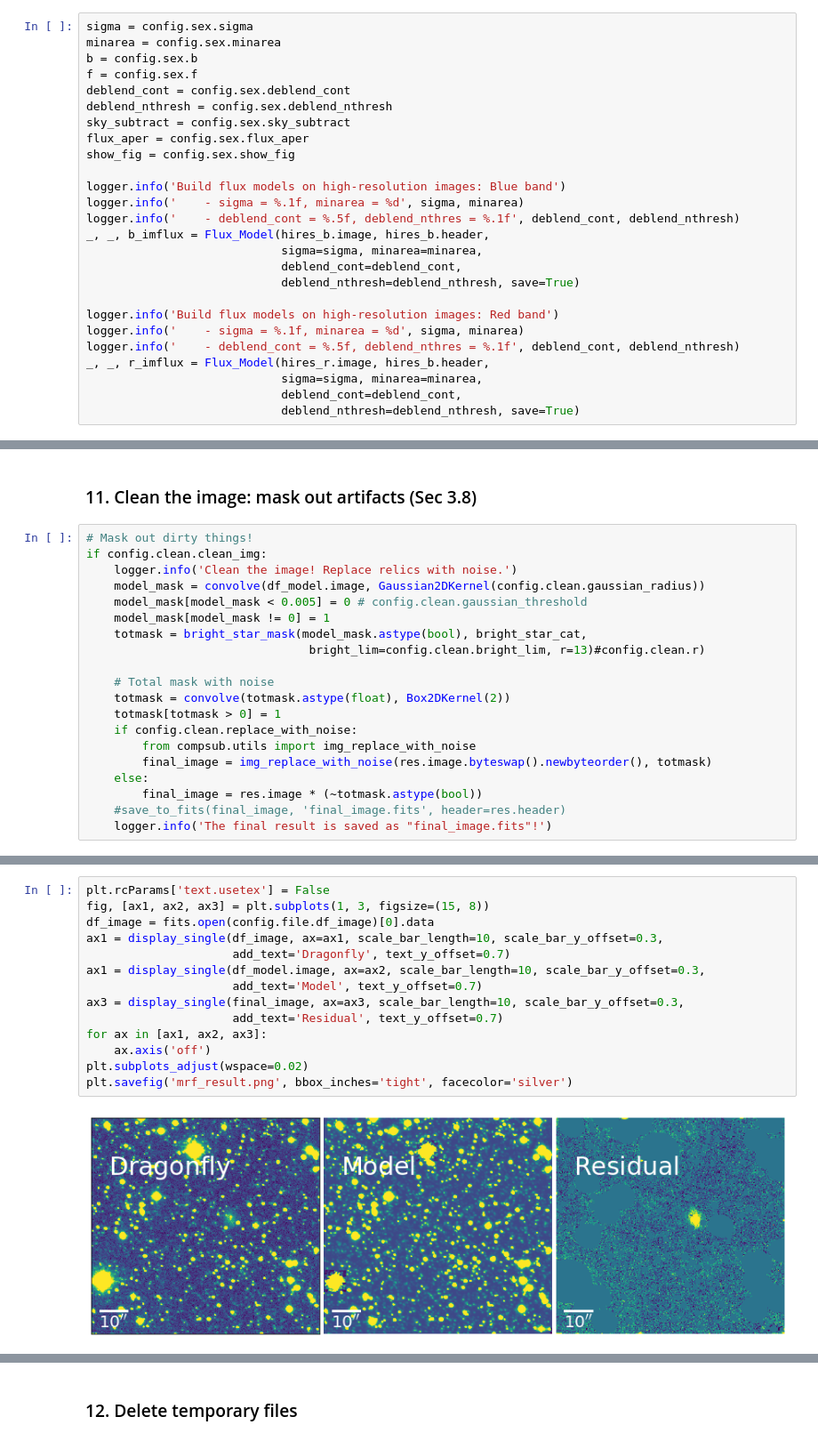
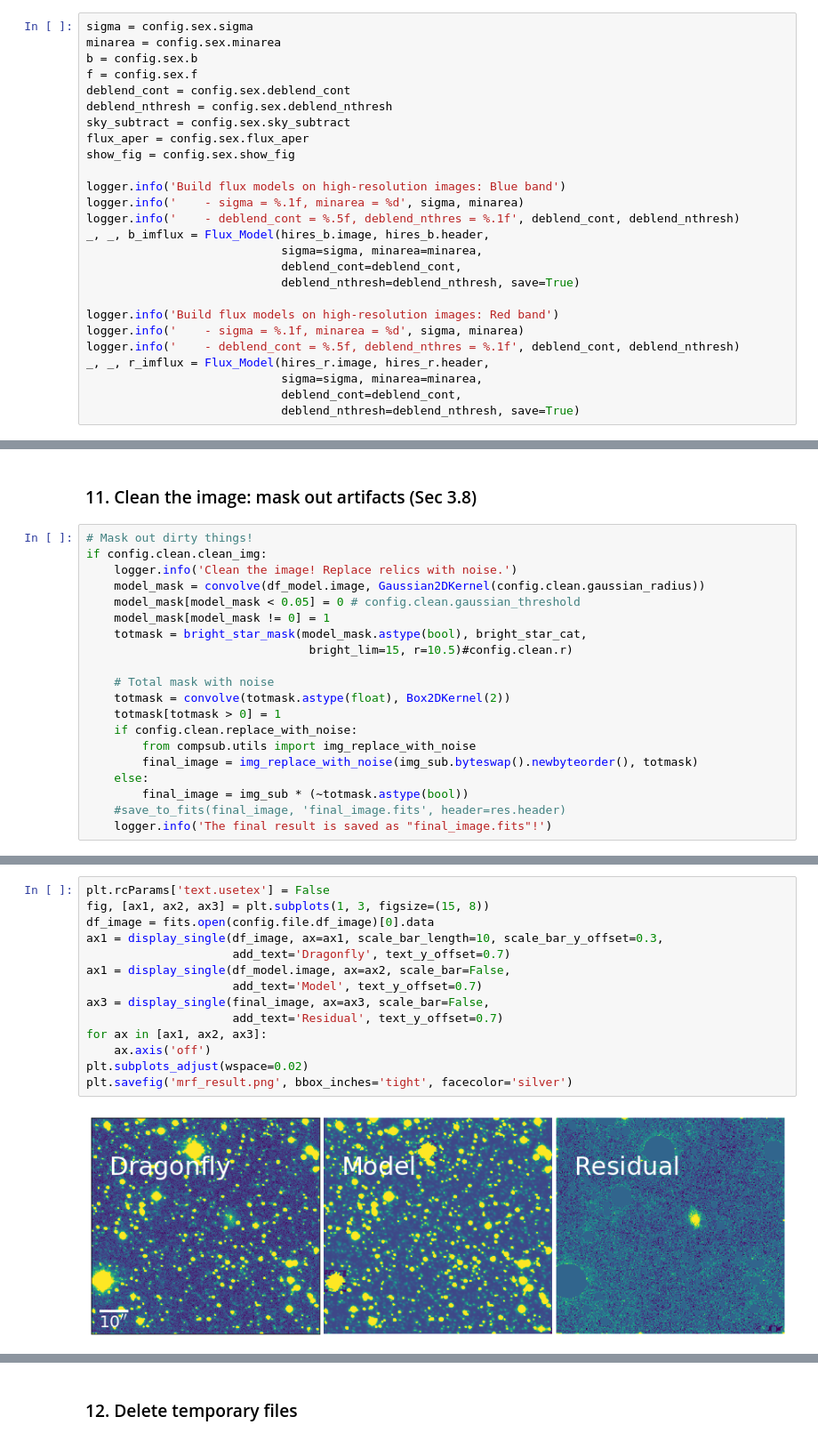
Before and after one commit to AstroJacobLi/mrf, a Jupyter notebook: examples/mrf-m101.ipynb, the cells around one changed output, grey strips where cells are left out. Shown at 89% size. Saved outputs shown, nothing was run; the diff lists cells and outputs as text.

```diff
--- a/examples/mrf-m101.ipynb
+++ b/examples/mrf-m101.ipynb
@@ -108,7 +112,7 @@ _, _, b_imflux = Flux_Model(hires_b.image, hires_b.header,
 logger.info('Build flux models on high-resolution images: Red band')
 logger.info('    - sigma = %.1f, minarea = %d', sigma, minarea)
 logger.info('    - deblend_cont = %.5f, deblend_nthres = %.1f', deblend_cont, deblend_nthresh)
-_, _, r_imflux = Flux_Model(hires_r.image, hires_b.header,
+_, _, r_imflux = Flux_Model(hires_r.image, hires_r.header,
                             sigma=sigma, minarea=minarea,
                             deblend_cont=deblend_cont,
                             deblend_nthresh=deblend_nthresh, save=True)
@@ -531,19 +549,19 @@ logger.info('Bright star halos are subtracted! Saved as "df_halosub.fits".')
 if config.clean.clean_img:
     logger.info('Clean the image! Replace relics with noise.')
     model_mask = convolve(df_model.image, Gaussian2DKernel(config.clean.gaussian_radius))
-    model_mask[model_mask < 0.005] = 0 # config.clean.gaussian_threshold
+    model_mask[model_mask < 0.05] = 0 # config.clean.gaussian_threshold
     model_mask[model_mask != 0] = 1
     totmask = bright_star_mask(model_mask.astype(bool), bright_star_cat,
-                                bright_lim=config.clean.bright_lim, r=13)#config.clean.r)
+                                bright_lim=15, r=10.5)#config.clean.r)
 
     # Total mask with noise
     totmask = convolve(totmask.astype(float), Box2DKernel(2))
     totmask[totmask > 0] = 1
     if config.clean.replace_with_noise:
         from compsub.utils import img_replace_with_noise
-        final_image = img_replace_with_noise(res.image.byteswap().newbyteorder(), totmask)
+        final_image = img_replace_with_noise(img_sub.byteswap().newbyteorder(), totmask)
     else:
-        final_image = res.image * (~totmask.astype(bool))
+        final_image = img_sub * (~totmask.astype(bool))
     #save_to_fits(final_image, 'final_image.fits', header=res.header)
     logger.info('The final result is saved as "final_image.fits"!')
 # %% [output]
@@ -552,16 +570,16 @@ if config.clean.clean_img:
 # %%
 plt.rcParams['text.usetex'] = False
 fig, [ax1, ax2, ax3] = plt.subplots(1, 3, figsize=(15, 8))
 df_image = fits.open(config.file.df_image)[0].data
 ax1 = display_single(df_image, ax=ax1, scale_bar_length=10, scale_bar_y_offset=0.3,
                      add_text='Dragonfly', text_y_offset=0.7)
-ax1 = display_single(df_model.image, ax=ax2, scale_bar_length=10, scale_bar_y_offset=0.3,
+ax1 = display_single(df_model.image, ax=ax2, scale_bar=False,
                      add_text='Model', text_y_offset=0.7)
-ax3 = display_single(final_image, ax=ax3, scale_bar_length=10, scale_bar_y_offset=0.3,
+ax3 = display_single(final_image, ax=ax3, scale_bar=False,
                      add_text='Residual', text_y_offset=0.7)
 for ax in [ax1, ax2, ax3]:
     ax.axis('off')
 plt.subplots_adjust(wspace=0.02)
 plt.savefig('mrf_result.png', bbox_inches='tight', facecolor='silver')
 # %% [output]
-[figure, old version]
+[figure, new version]
```
Also changed, not shown: parts of 16 cells of this notebook, 2 other files.
